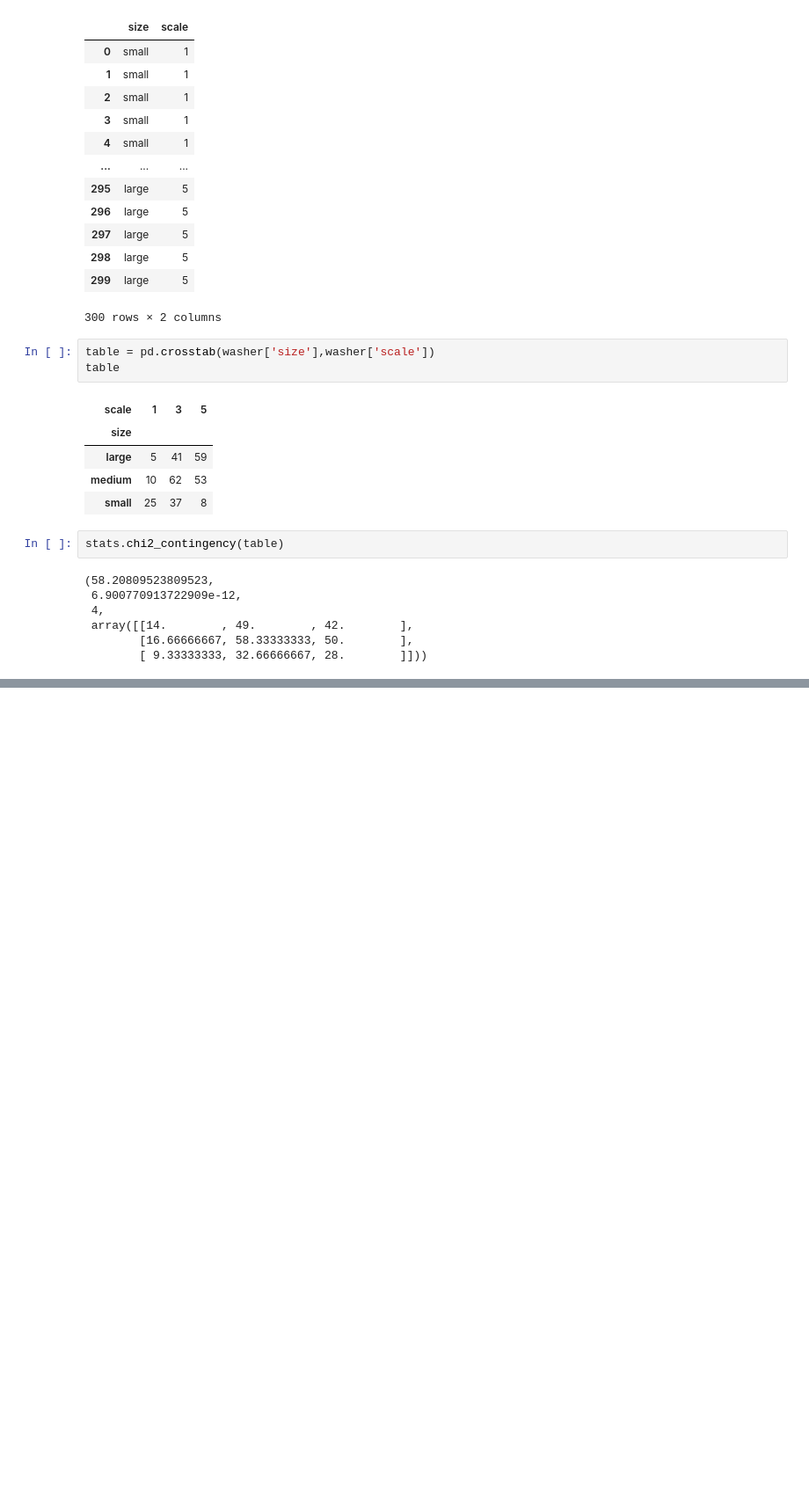
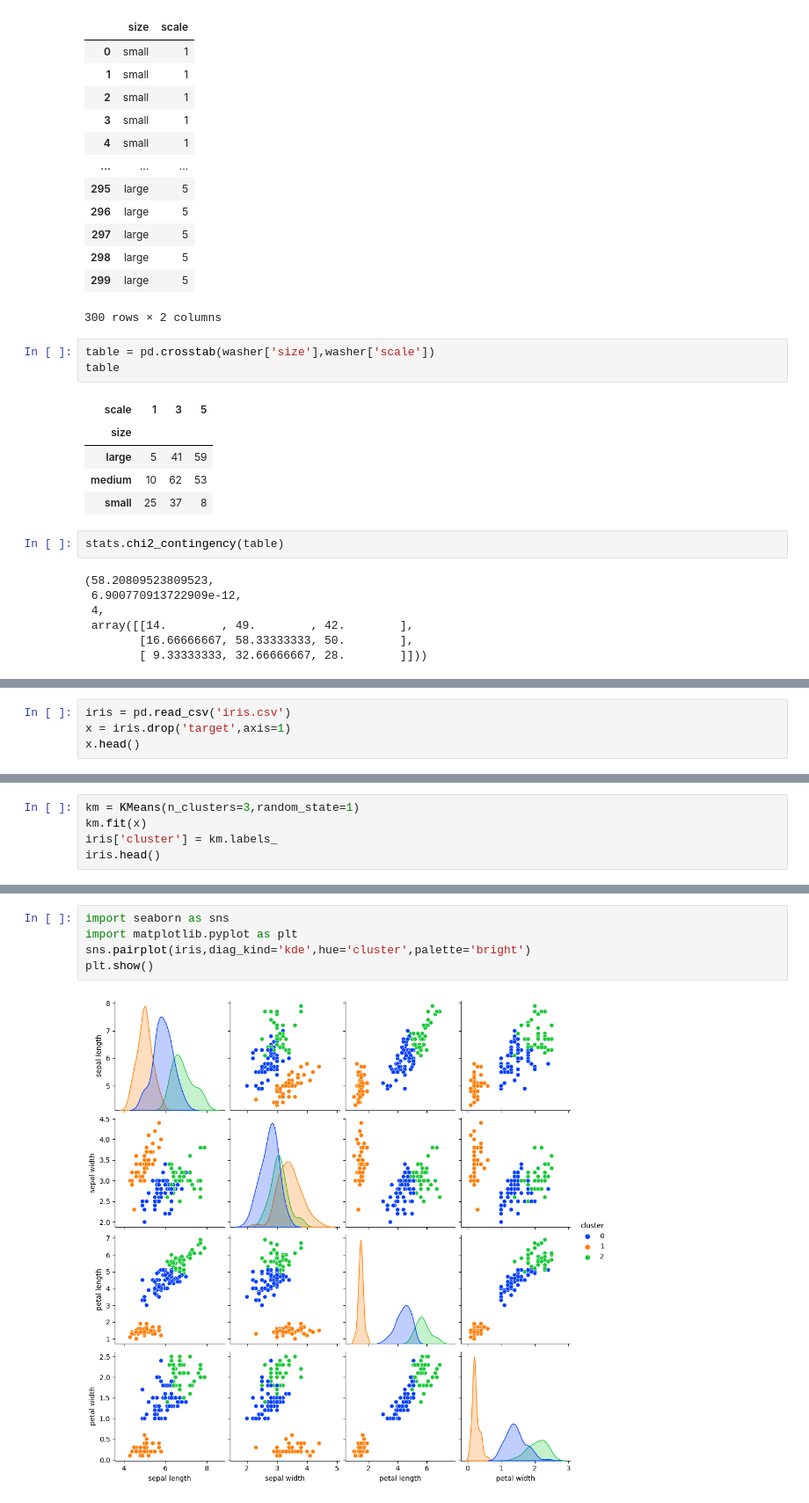
Before and after one commit to woojinhong03/school_2022_python, a Jupyter notebook: 데이터분석응용/데이터분석응용.ipynb, the cells around one changed output, grey strips where cells are left out. Shown at 88% size. Cells and saved outputs as stored; diff of their text form; blank space fills up the shorter version.

```diff
--- a/데이터분석응용/데이터분석응용.ipynb
+++ b/데이터분석응용/데이터분석응용.ipynb
@@ -1451,0 +1531,4 @@ stats.chi2_contingency(table)
+# %%
+iris = pd.read_csv('iris.csv')
+x = iris.drop('target',axis=1)
+x.head()
@@ -1451,0 +1558,5 @@ stats.chi2_contingency(table)
+# %%
+km = KMeans(n_clusters=3,random_state=1)
+km.fit(x)
+iris['cluster'] = km.labels_
+iris.head()
@@ -1451,0 +1570,7 @@ stats.chi2_contingency(table)
+# %%
+import seaborn as sns
+import matplotlib.pyplot as plt
+sns.pairplot(iris,diag_kind='kde',hue='cluster',palette='bright')
+plt.show()
+# %% [output]
+[figure, added]
```
Also changed, not shown: parts of 17 cells of this notebook, 1 other file.
